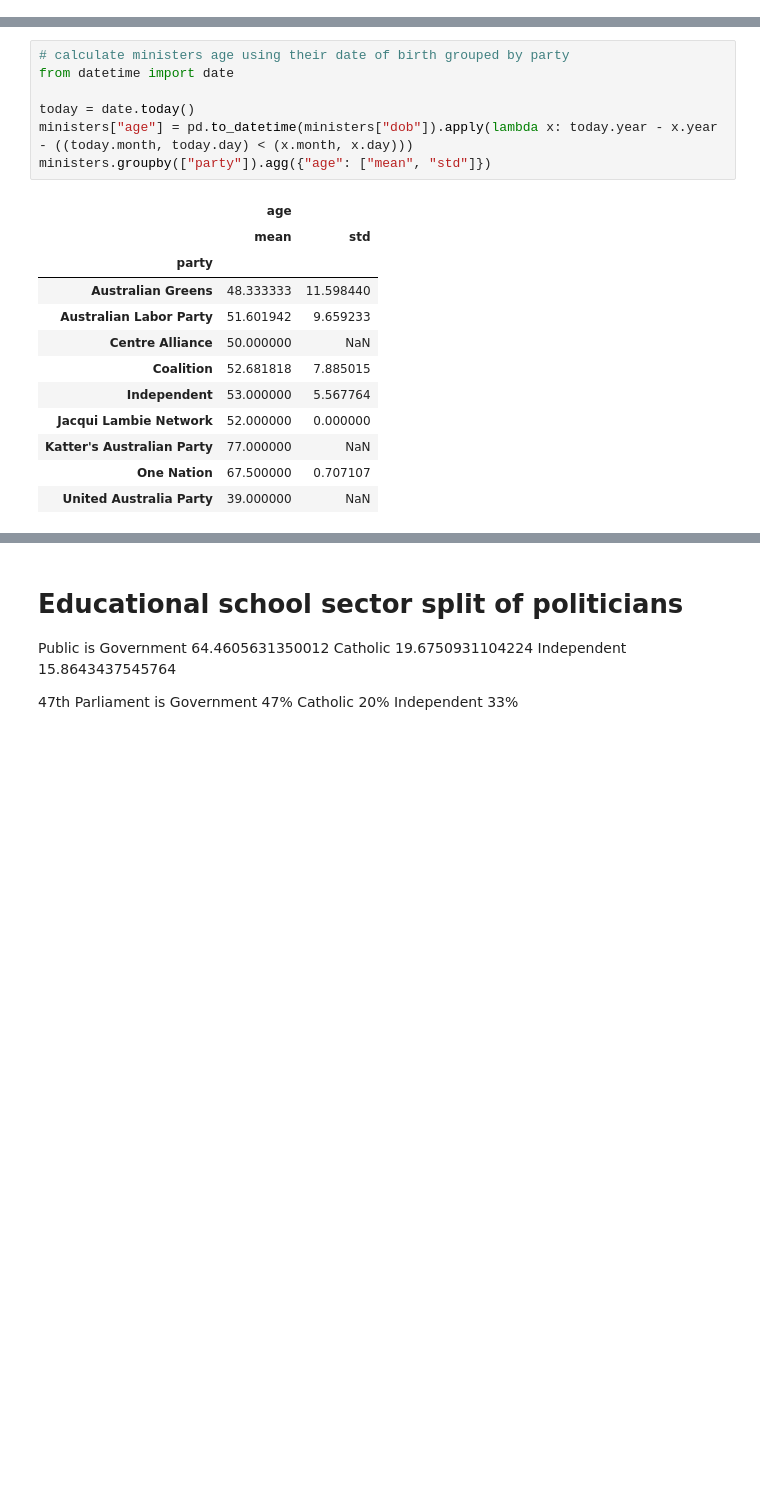
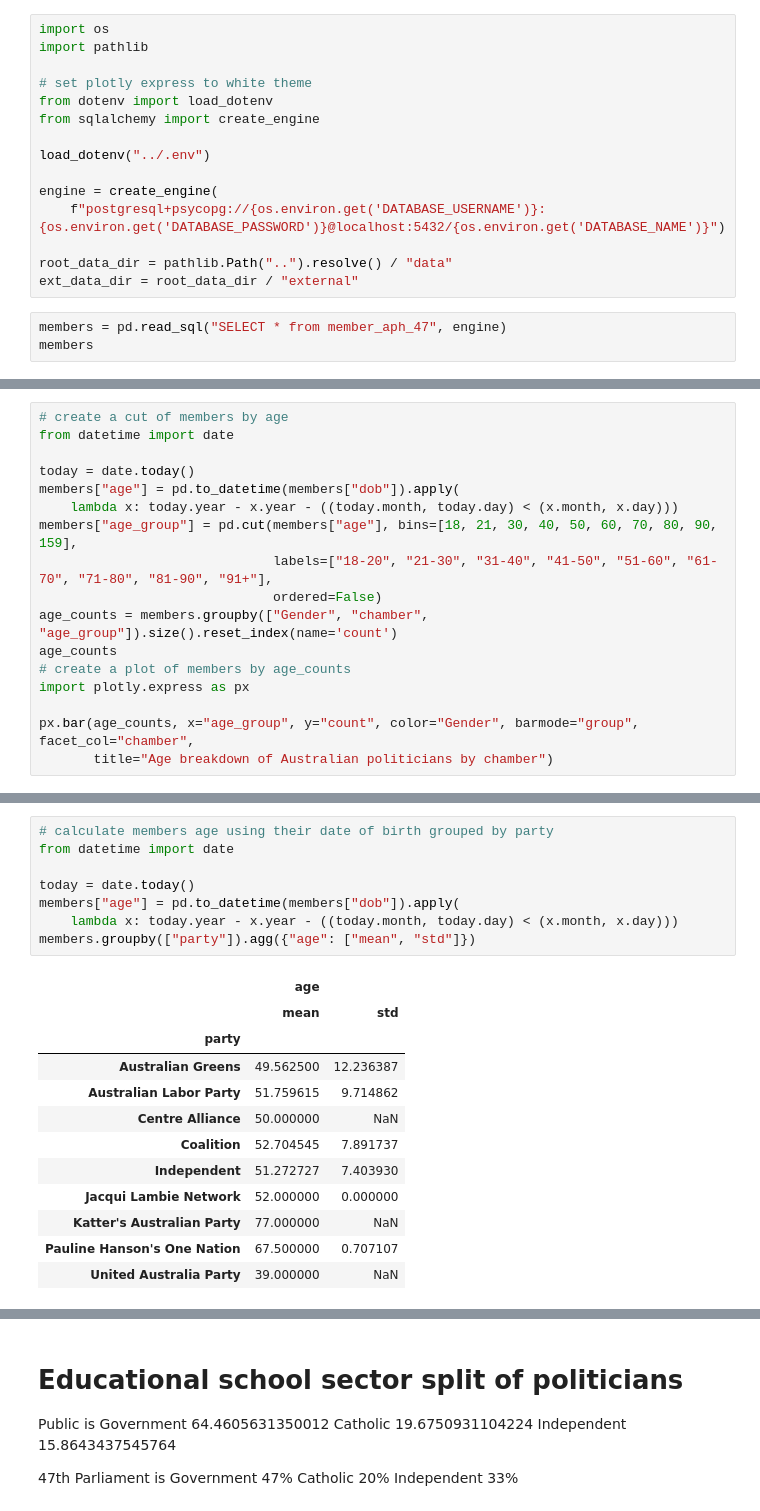
Before and after one commit to Mappboy/apemap, a Jupyter notebook: notebooks/analysis.ipynb, the cells around one changed output, grey strips where cells are left out. Drawn from its saved outputs; the diff is of its cells as text; blank space fills up the shorter version.

```diff
--- a/notebooks/analysis.ipynb
+++ b/notebooks/analysis.ipynb
@@ -60,0 +4,18 @@ ministers
+# %%
+import os
+import pathlib
+
+# set plotly express to white theme
+from dotenv import load_dotenv
+from sqlalchemy import create_engine
+
+load_dotenv("../.env")
+
+engine = create_engine(
+    f"postgresql+psycopg://{os.environ.get('DATABASE_USERNAME')}:{os.environ.get('DATABASE_PASSWORD')}@localhost:5432/{os.environ.get('DATABASE_NAME')}")
+
+root_data_dir = pathlib.Path("..").resolve() / "data"
+ext_data_dir = root_data_dir / "external"
+# %%
+members = pd.read_sql("SELECT * from member_aph_47", engine)
+members
@@ -79,0 +56,17 @@ party_counts
+# %%
+# create a cut of members by age
+from datetime import date
+
+today = date.today()
+members["age"] = pd.to_datetime(members["dob"]).apply(
+    lambda x: today.year - x.year - ((today.month, today.day) < (x.month, x.day)))
+members["age_group"] = pd.cut(members["age"], bins=[18, 21, 30, 40, 50, 60, 70, 80, 90, 159],
+                              labels=["18-20", "21-30", "31-40", "41-50", "51-60", "61-70", "71-80", "81-90", "91+"],
+                              ordered=False)
+age_counts = members.groupby(["Gender", "chamber", "age_group"]).size().reset_index(name='count')
+age_counts
+# create a plot of members by age_counts
+import plotly.express as px
+
+px.bar(age_counts, x="age_group", y="count", color="Gender", barmode="group", facet_col="chamber",
+       title="Age breakdown of Australian politicians by chamber")
@@ -80,22 +81,23 @@ party_counts
 # %%
-# calculate ministers age using their date of birth grouped by party
+# calculate members age using their date of birth grouped by party
 from datetime import date
 
 today = date.today()
-ministers["age"] = pd.to_datetime(ministers["dob"]).apply(lambda x: today.year - x.year - ((today.month, today.day) < (x.month, x.day)))
-ministers.groupby(["party"]).agg({"age": ["mean", "std"]})
+members["age"] = pd.to_datetime(members["dob"]).apply(
+    lambda x: today.year - x.year - ((today.month, today.day) < (x.month, x.day)))
+members.groupby(["party"]).agg({"age": ["mean", "std"]})
 # %% [output]
 |  | age |  |
 |  | mean | std |
 | party |  |  |
-| Australian Greens | 48.333333 | 11.598440 |
-| Australian Labor Party | 51.601942 | 9.659233 |
+| Australian Greens | 49.562500 | 12.236387 |
+| Australian Labor Party | 51.759615 | 9.714862 |
 | Centre Alliance | 50.000000 | NaN |
-| Coalition | 52.681818 | 7.885015 |
-| Independent | 53.000000 | 5.567764 |
+| Coalition | 52.704545 | 7.891737 |
+| Independent | 51.272727 | 7.403930 |
 | Jacqui Lambie Network | 52.000000 | 0.000000 |
 | Katter's Australian Party | 77.000000 | NaN |
-| One Nation | 67.500000 | 0.707107 |
+| Pauline Hanson's One Nation | 67.500000 | 0.707107 |
 | United Australia Party | 39.000000 | NaN |
 # %%
 import plotly.express as px
```
Also changed, not shown: parts of 31 cells of this notebook, 6 other files.
